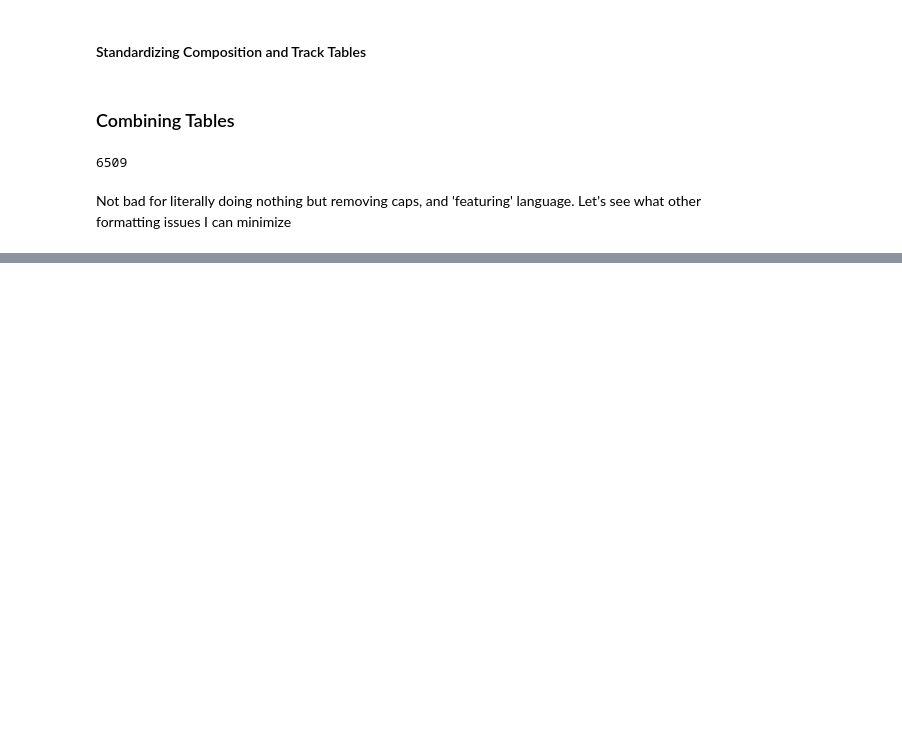
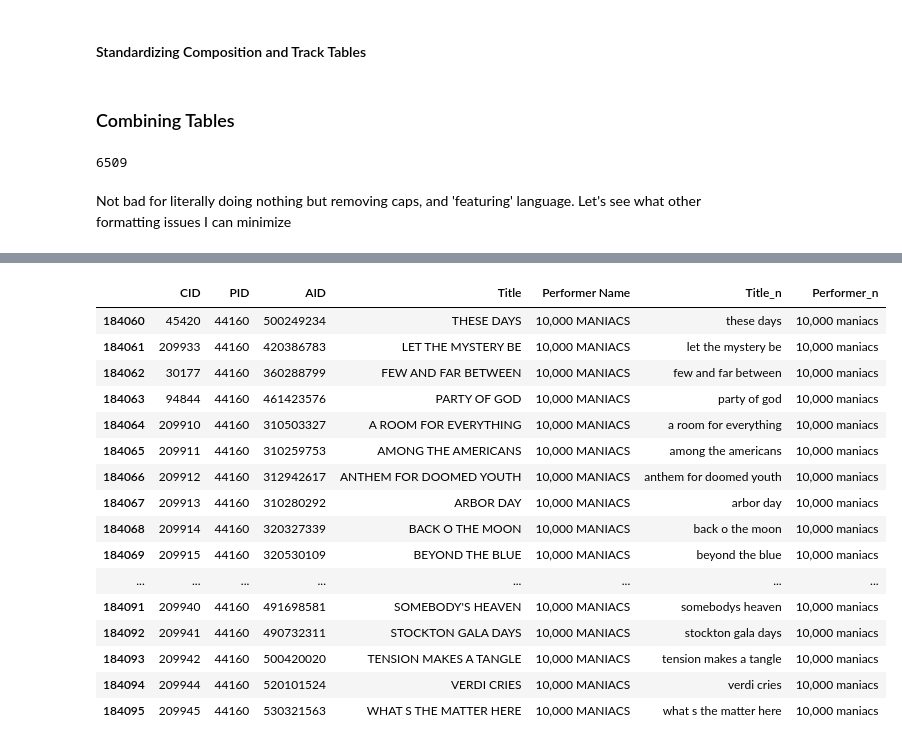
Before and after one commit to jonjohnsontc/songwriter-graph, a Jupyter notebook: notebooks/matching_songs.ipynb, the cells around one changed output, grey strips where cells are left out. Cells and saved outputs as stored; diff of their text form; code cells hidden in the pictures; blank space fills up the shorter version.

```diff
--- a/notebooks/matching_songs.ipynb
+++ b/notebooks/matching_songs.ipynb
@@ -131,0 +277,9 @@ track_list[['artist_name_n', 'song_title_n']]
+# %%
+# removing quotation marks
+full_comps['Performer_n'] = full_comps['Performer_n'].apply(lambda x: re.sub(r"\"","",x))
+
+# removing parenthesis
+full_comps['Performer_n'] = full_comps['Performer_n'].apply(lambda x: re.sub(r'(\s\(.*\))', "", x))
+
+# removing feat. artists
+full_comps['Performer_n'] = full_comps['Performer_n'].apply(lambda x: re.sub(r'( feat\..*)', "", x))
@@ -131,0 +288,19 @@ track_list[['artist_name_n', 'song_title_n']]
+# %%
+# removing quotation marks
+full_comps['Title_n'] = full_comps['Title_n'].apply(lambda x: re.sub(r"\"","", x))
+full_comps['Title_n'] = full_comps['Title_n'].apply(lambda x: re.sub(r"\'","", x))
+
+# removing brackets
+full_comps['Title_n'] = full_comps['Title_n'].apply(lambda x: re.sub(r' \[.*',"", x))
+
+# removing parenthesis
+full_comps['Title_n'] = full_comps['Title_n'].apply(lambda x: re.sub(r'(\s\(.*\))', "", x))
+
+# removing feat. artists
+full_comps['Title_n'] = full_comps['Title_n'].apply(lambda x: re.sub(r'( feat\..*)', "", x))
+
+# removing hyphens
+full_comps['Title_n'] = full_comps['Title_n'].apply(lambda x: re.sub(r' -.*', "", x))
+
+# removing feat
+full_comps['Title_n'] = full_comps['Title_n'].apply(lambda x: re.sub(r'( feat\..*)', "", x))
@@ -131,0 +322,3 @@ track_list[['artist_name_n', 'song_title_n']]
+# %%
+pd.set_option('display.max_rows', 15)
+lol_test_2[['Title_n', 'Performer_n']][lol_test_2['Title_n'].notna()]
@@ -131,0 +422,3 @@ track_list[['artist_name_n', 'song_title_n']]
+# %%
+pd.set_option('display.max_rows', 45)
+full_comps[full_comps['Performer_n'] == 'weird al yankovic'].head()
@@ -131,0 +438,21 @@ track_list[['artist_name_n', 'song_title_n']]
+# %%
+pd.set_option('display.max_rows', 36)
+full_comps[full_comps['Performer_n'] == '10,000 maniacs']
+# %% [output]
+|  | CID | PID | AID | Title | Performer Name | Title_n | Performer_n |
+| 184060 | 45420 | 44160 | 500249234 | THESE DAYS | 10,000 MANIACS | these days | 10,000 maniacs |
+| 184061 | 209933 | 44160 | 420386783 | LET THE MYSTERY BE | 10,000 MANIACS | let the mystery be | 10,000 maniacs |
+| 184062 | 30177 | 44160 | 360288799 | FEW AND FAR BETWEEN | 10,000 MANIACS | few and far between | 10,000 maniacs |
+| 184063 | 94844 | 44160 | 461423576 | PARTY OF GOD | 10,000 MANIACS | party of god | 10,000 maniacs |
+| 184064 | 209910 | 44160 | 310503327 | A ROOM FOR EVERYTHING | 10,000 MANIACS | a room for everything | 10,000 maniacs |
+| 184065 | 209911 | 44160 | 310259753 | AMONG THE AMERICANS | 10,000 MANIACS | among the americans | 10,000 maniacs |
+| 184066 | 209912 | 44160 | 312942617 | ANTHEM FOR DOOMED YOUTH | 10,000 MANIACS | anthem for doomed youth | 10,000 maniacs |
+| 184067 | 209913 | 44160 | 310280292 | ARBOR DAY | 10,000 MANIACS | arbor day | 10,000 maniacs |
+| 184068 | 209914 | 44160 | 320327339 | BACK O THE MOON | 10,000 MANIACS | back o the moon | 10,000 maniacs |
+| 184069 | 209915 | 44160 | 320530109 | BEYOND THE BLUE | 10,000 MANIACS | beyond the blue | 10,000 maniacs |
+| ... | ... | ... | ... | ... | ... | ... | ... |
+| 184091 | 209940 | 44160 | 491698581 | SOMEBODY'S HEAVEN | 10,000 MANIACS | somebodys heaven | 10,000 maniacs |
+| 184092 | 209941 | 44160 | 490732311 | STOCKTON GALA DAYS | 10,000 MANIACS | stockton gala days | 10,000 maniacs |
+| 184093 | 209942 | 44160 | 500420020 | TENSION MAKES A TANGLE | 10,000 MANIACS | tension makes a tangle | 10,000 maniacs |
+| 184094 | 209944 | 44160 | 520101524 | VERDI CRIES | 10,000 MANIACS | verdi cries | 10,000 maniacs |
+| 184095 | 209945 | 44160 | 530321563 | WHAT S THE MATTER HERE | 10,000 MANIACS | what s the matter here | 10,000 maniacs |
```
Also changed, not shown: parts of 53 cells of this notebook.
